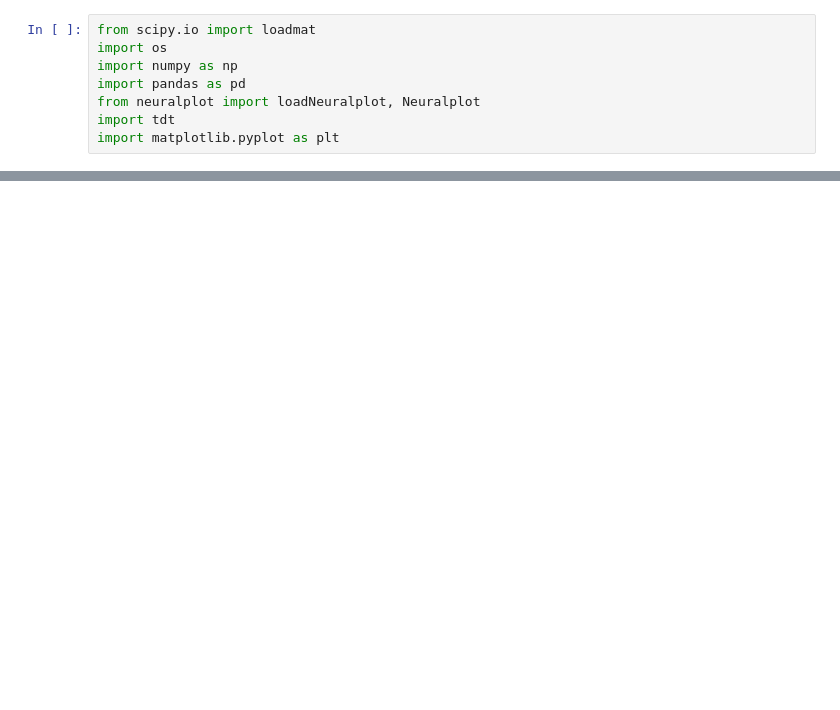
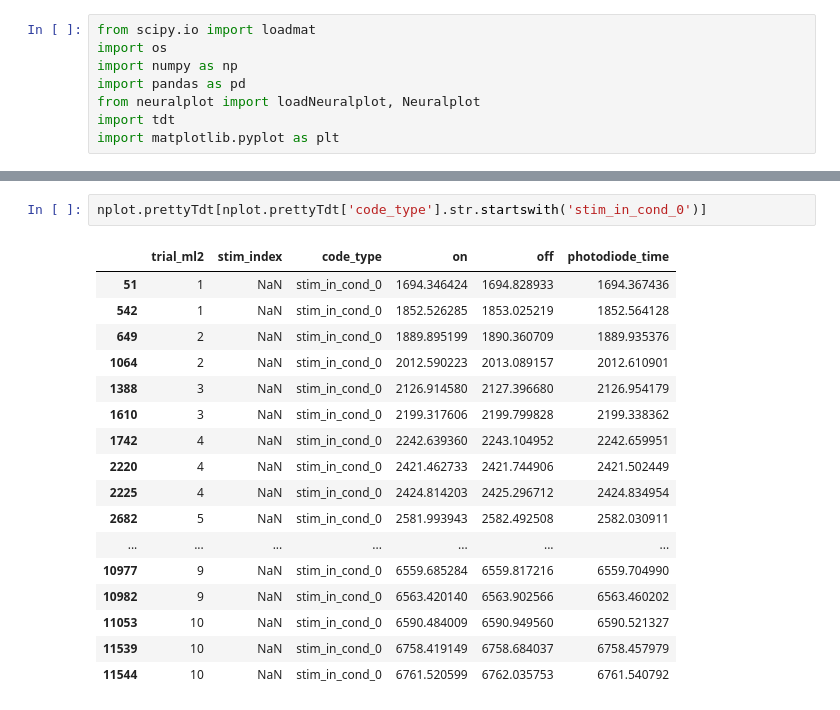
Before and after one commit to danhan51/neuralplot, a Jupyter notebook: 260420_check_stim_counts_nb.ipynb, the cells around one changed output, grey strips where cells are left out. Drawn from its saved outputs; the diff is of its cells as text; blank space fills up the shorter version.

```diff
--- a/260420_check_stim_counts_nb.ipynb
+++ b/260420_check_stim_counts_nb.ipynb
@@ -24,0 +152,20 @@ NameError: name 'nplot' is not defined
+# %%
+nplot.prettyTdt[nplot.prettyTdt['code_type'].str.startswith('stim_in_cond_0')]
+# %% [output]
+|  | trial_ml2 | stim_index | code_type | on | off | photodiode_time |
+| 51 | 1 | NaN | stim_in_cond_0 | 1694.346424 | 1694.828933 | 1694.367436 |
+| 542 | 1 | NaN | stim_in_cond_0 | 1852.526285 | 1853.025219 | 1852.564128 |
+| 649 | 2 | NaN | stim_in_cond_0 | 1889.895199 | 1890.360709 | 1889.935376 |
+| 1064 | 2 | NaN | stim_in_cond_0 | 2012.590223 | 2013.089157 | 2012.610901 |
+| 1388 | 3 | NaN | stim_in_cond_0 | 2126.914580 | 2127.396680 | 2126.954179 |
+| 1610 | 3 | NaN | stim_in_cond_0 | 2199.317606 | 2199.799828 | 2199.338362 |
+| 1742 | 4 | NaN | stim_in_cond_0 | 2242.639360 | 2243.104952 | 2242.659951 |
+| 2220 | 4 | NaN | stim_in_cond_0 | 2421.462733 | 2421.744906 | 2421.502449 |
+| 2225 | 4 | NaN | stim_in_cond_0 | 2424.814203 | 2425.296712 | 2424.834954 |
+| 2682 | 5 | NaN | stim_in_cond_0 | 2581.993943 | 2582.492508 | 2582.030911 |
+| ... | ... | ... | ... | ... | ... | ... |
+| 10977 | 9 | NaN | stim_in_cond_0 | 6559.685284 | 6559.817216 | 6559.704990 |
+| 10982 | 9 | NaN | stim_in_cond_0 | 6563.420140 | 6563.902566 | 6563.460202 |
+| 11053 | 10 | NaN | stim_in_cond_0 | 6590.484009 | 6590.949560 | 6590.521327 |
+| 11539 | 10 | NaN | stim_in_cond_0 | 6758.419149 | 6758.684037 | 6758.457979 |
+| 11544 | 10 | NaN | stim_in_cond_0 | 6761.520599 | 6762.035753 | 6761.540792 |
```
Also changed, not shown: parts of 15 cells of this notebook, 3 other files.
